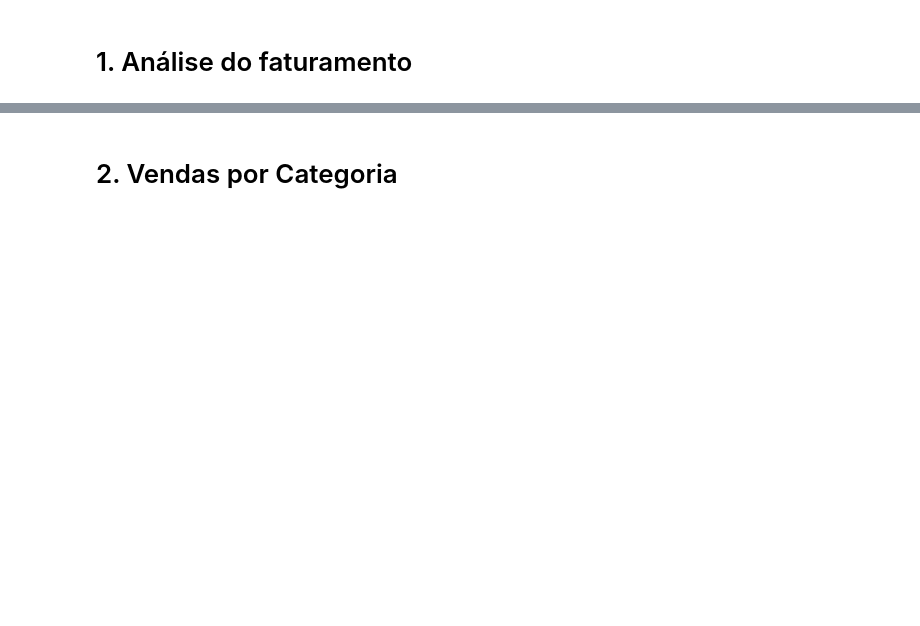
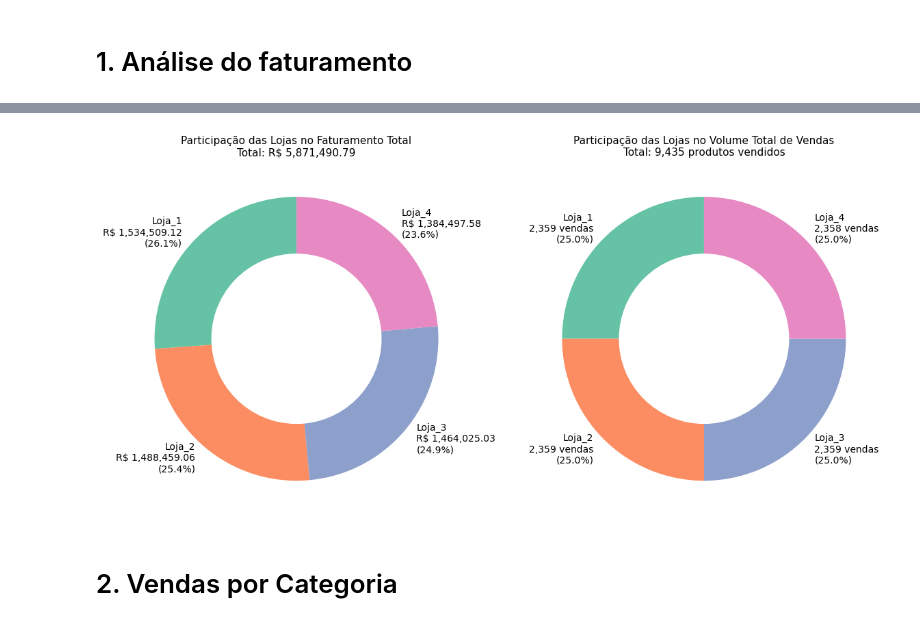
Before and after one commit to moises-rb/DataScienceONE, a Jupyter notebook: Challenge_AluraStoreBr.ipynb, the cells around one changed output, grey strips where cells are left out. Drawn from its saved outputs; the diff is of its cells as text; code cells hidden in the pictures; blank space fills up the shorter version.

```diff
--- a/Challenge_AluraStoreBr.ipynb
+++ b/Challenge_AluraStoreBr.ipynb
@@ -112,3 +155,42 @@ plt.show()
+# %%
+import matplotlib.pyplot as plt
+
+# 🔢 Faturamento por loja
+faturamento_por_loja = df_geral.groupby('loja')['Preço'].sum()
+faturamento_total = faturamento_por_loja.sum()
+
+# 🏷️ Labels do faturamento
+labels_faturamento = [f'{loja}\nR$ {valor:,.2f}\n({(valor/faturamento_total)*100:.1f}%)'
+                      for loja, valor in faturamento_por_loja.items()]
+
+# 🔢 Volume de vendas por loja
+volume_por_loja = df_geral['loja'].value_counts()
+volume_total = volume_por_loja.sum()
+
+# 🏷️ Labels do volume
+labels_volume = [f'{loja}\n{quantidade:,} vendas\n({(quantidade/volume_total)*100:.1f}%)'
+                 for loja, quantidade in volume_por_loja.items()]
+
+# 🎨 Cores padronizadas
+cores = ['#66c2a5', '#fc8d62', '#8da0cb', '#e78ac3']
+
+# 📊 Criação dos gráficos lado a lado
+fig, axs = plt.subplots(1, 2, figsize=(12, 6))
+
+# 📌 Gráfico 1: Faturamento
+axs[0].pie(faturamento_por_loja, labels=labels_faturamento, startangle=90,
+           colors=cores, wedgeprops=dict(width=0.4))
+axs[0].set_title(f'Participação das Lojas no Faturamento Total\nTotal: R$ {faturamento_total:,.2f}', fontsize=11)
+
+# 📌 Gráfico 2: Volume
+axs[1].pie(volume_por_loja, labels=labels_volume, startangle=90,
+           colors=cores, wedgeprops=dict(width=0.4))
+axs[1].set_title(f'Participação das Lojas no Volume Total de Vendas\nTotal: {volume_total:,} produtos vendidos', fontsize=11)
+
+plt.tight_layout()
+plt.show()
+# %% [output]
+[figure, added]
 # %% [markdown]
 # 2. Vendas por Categoria
 # %%
```
Also changed, not shown: parts of 23 cells of this notebook.
